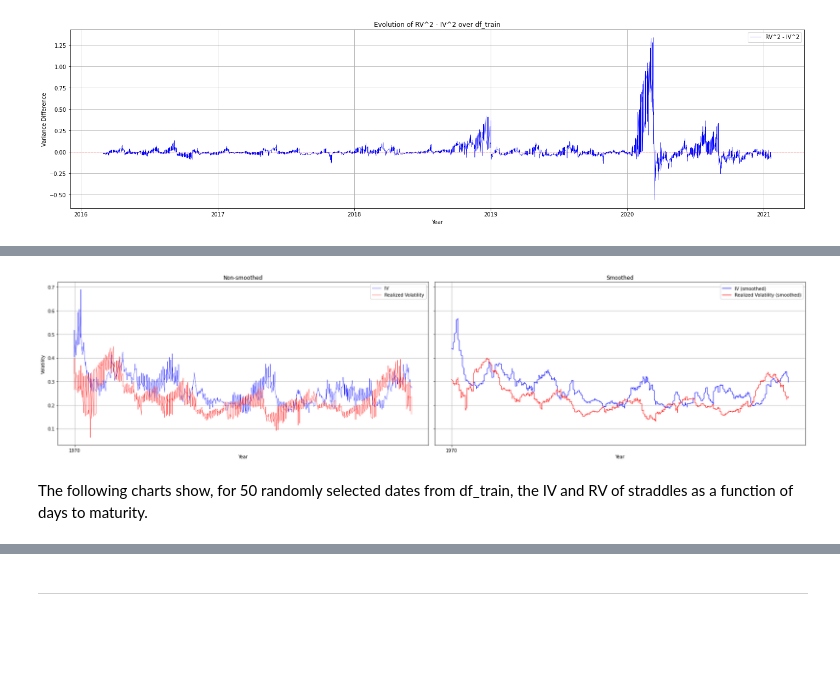
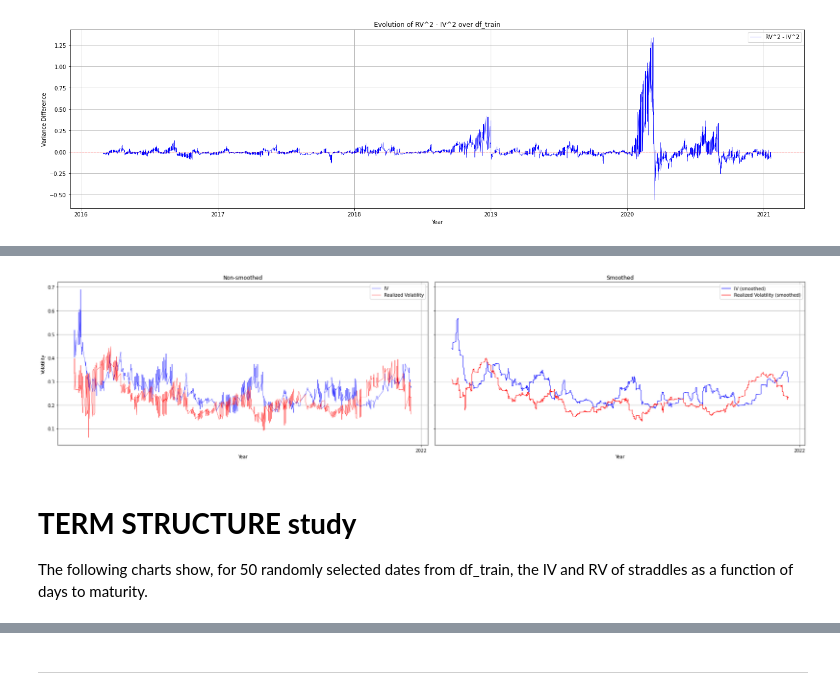
Before and after one commit to jasonTor/Alpha_Volatility_Strategy, a Jupyter notebook: exploratory_analysis.ipynb, the cells around one changed output, grey strips where cells are left out. Saved outputs shown, nothing was run; the diff lists cells and outputs as text; code cells hidden in the pictures; blank space fills up the shorter version.

```diff
--- a/exploratory_analysis.ipynb
+++ b/exploratory_analysis.ipynb
@@ -233,36 +256,40 @@ plt.show()
 # %%
 window = 10
+df_validation['Date'] = pd.to_datetime(df_validation['Date'])
 df_validation['IV_smooth'] = df_validation['IV'].rolling(window=window, center=True).mean()
 df_validation['vol_real_smooth'] = df_validation['vol_real'].rolling(window=window, center=True).mean()
 
 fig, axes = plt.subplots(1, 2, figsize=(24, 6), sharey=True)
 
 
 axes[0].plot(df_validation['Date'], df_validation['IV'], linewidth=0.5, color='blue', label='IV')
 axes[0].plot(df_validation['Date'], df_validation['vol_real'], linewidth=0.5, color='red', label='Realized Volatility')
 axes[0].set_title('Non-smoothed')
 axes[0].set_xlabel('Year')
 axes[0].set_ylabel('Volatility')
 axes[0].legend()
 axes[0].grid(True)
 axes[0].xaxis.set_major_locator(mdates.YearLocator())
 axes[0].xaxis.set_major_formatter(mdates.DateFormatter('%Y'))
 
 
 axes[1].plot(df_validation['Date'], df_validation['IV_smooth'], linewidth=1, color='blue', label='IV (smoothed)')
 axes[1].plot(df_validation['Date'], df_validation['vol_real_smooth'], linewidth=1, color='red', label='Realized Volatility (smoothed)')
 axes[1].set_title('Smoothed')
 axes[1].set_xlabel('Year')
 axes[1].legend()
 axes[1].grid(True)
 axes[1].xaxis.set_major_locator(mdates.YearLocator())
 axes[1].xaxis.set_major_formatter(mdates.DateFormatter('%Y'))
 
 plt.tight_layout()
 plt.show()
+
+df_validation['Date'] = df_validation['Date'].dt.strftime(' %Y-%m-%d')
 # %% [output]
-[figure, old version]
+[figure, new version]
 # %% [markdown]
+# **TERM STRUCTURE study**
 The following charts show, for 50 randomly selected dates from df_train, the IV and RV of straddles as a function of days to maturity.
 # %%
 df_mean = df_train.groupby(["Date", "day_to_maturity"])[["IV", "vol_real"]].mean().reset_index()
```
Also changed, not shown: parts of 56 cells of this notebook, 1 other file.
